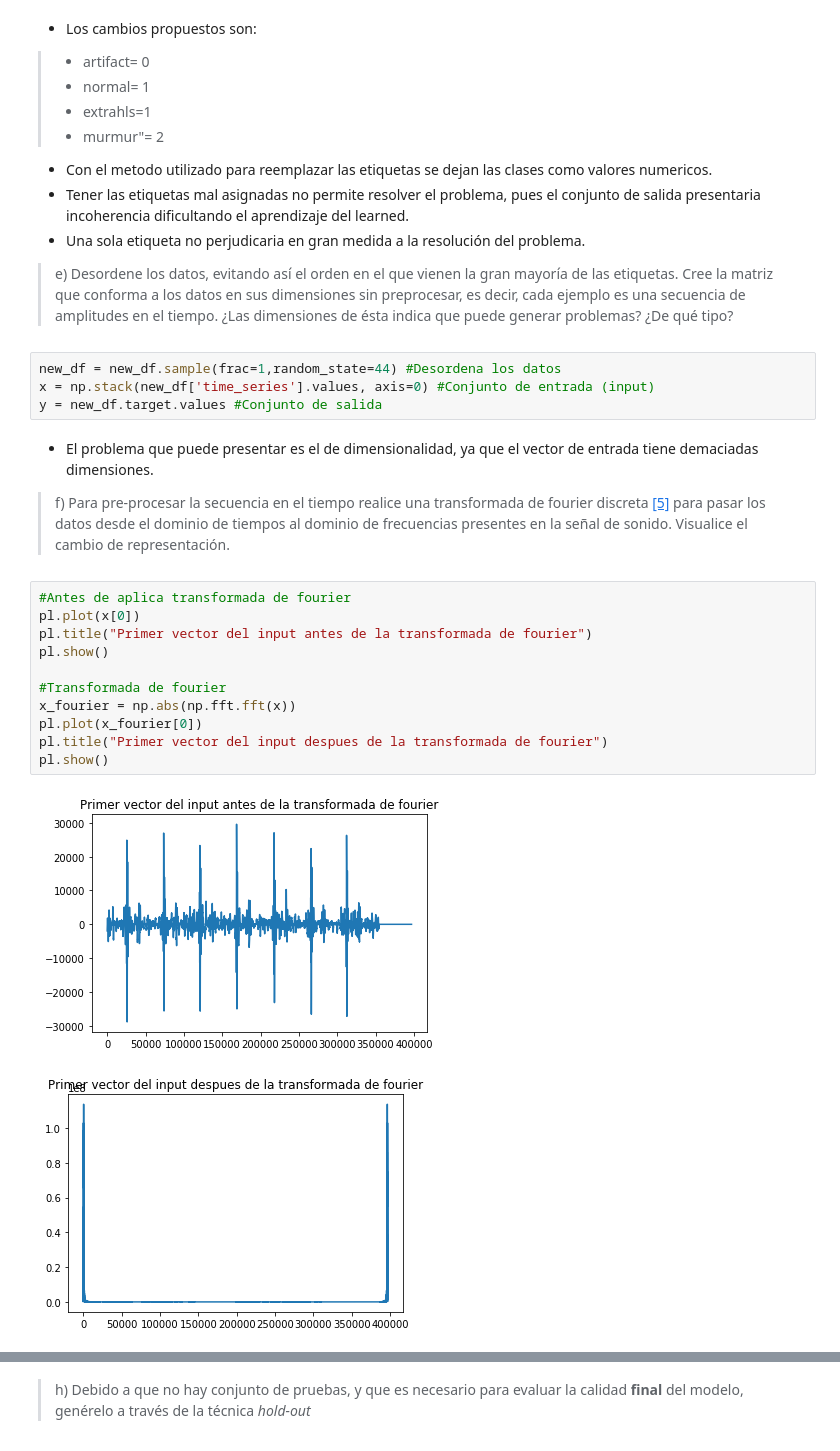
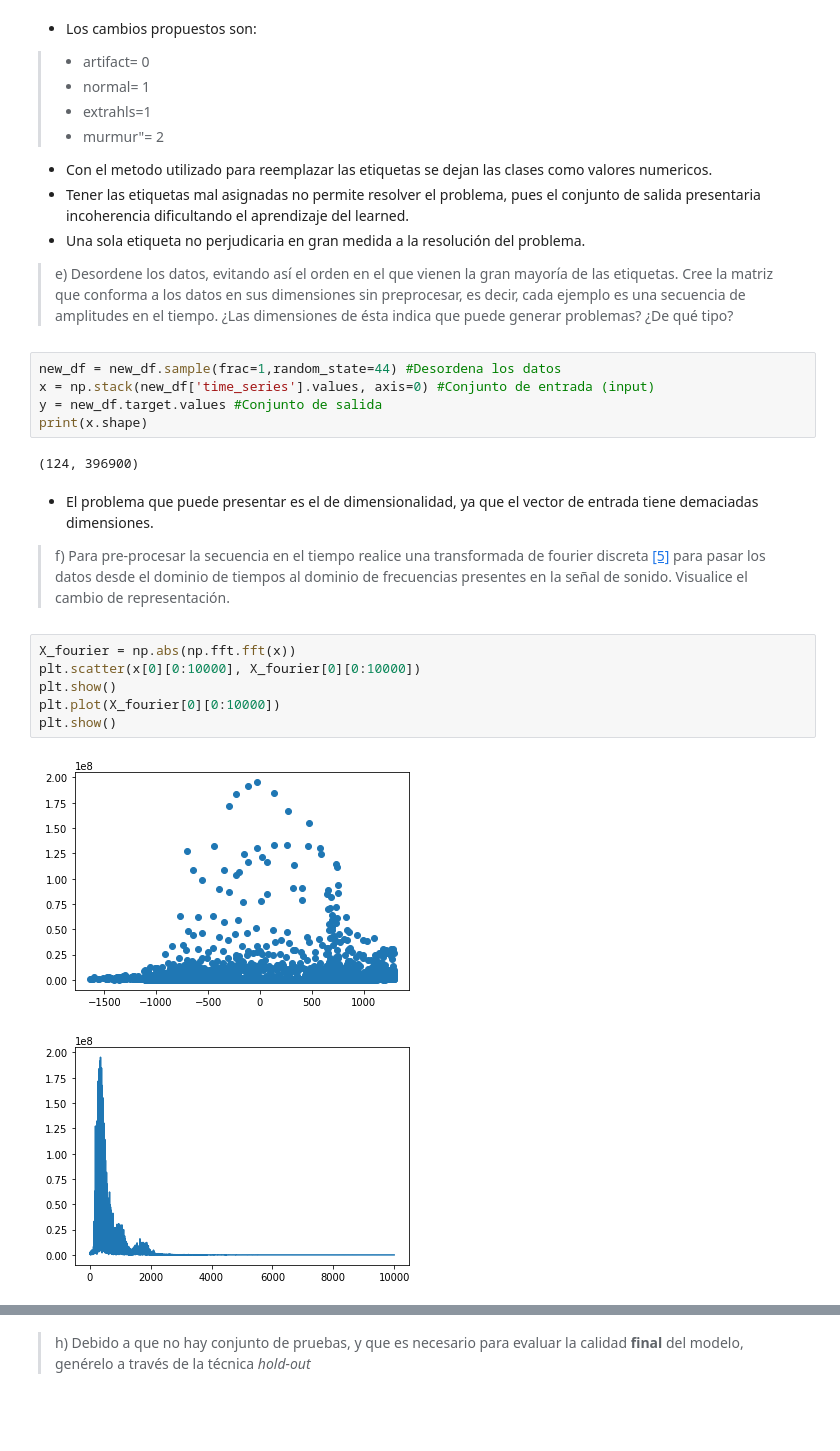
Before and after one commit to LeMythedeSisyphe/MachineLearning-Tarea1, a Jupyter notebook: Tarea 1.ipynb, the cells around one changed output, grey strips where cells are left out. Saved outputs shown, nothing was run; the diff lists cells and outputs as text; blank space fills up the shorter version.

```diff
--- a/Tarea 1.ipynb
+++ b/Tarea 1.ipynb
@@ -588,22 +586,20 @@ new_df.head()
 new_df = new_df.sample(frac=1,random_state=44) #Desordena los datos
 x = np.stack(new_df['time_series'].values, axis=0) #Conjunto de entrada (input)
 y = new_df.target.values #Conjunto de salida
+print(x.shape)
+# %% [output]
+(124, 396900)
 # %% [markdown]
 + El problema que puede presentar es el de dimensionalidad, ya que el vector de entrada tiene demaciadas dimensiones.
 
 >f) Para pre-procesar la secuencia en el tiempo realice una transformada de fourier discreta [[5]](#refs) para pasar los datos desde el dominio de tiempos al dominio de frecuencias presentes en la señal de sonido. Visualice el cambio de representación.
-# %%
-#Antes de aplica transformada de fourier
-pl.plot(x[0])
-pl.title("Primer vector del input antes de la transformada de fourier")
-pl.show()
-
-#Transformada de fourier
-x_fourier = np.abs(np.fft.fft(x))
-pl.plot(x_fourier[0])
-pl.title("Primer vector del input despues de la transformada de fourier")
-pl.show()
-# %% [output]
-[figure, removed]
-[figure, removed]
+# %%
+X_fourier = np.abs(np.fft.fft(x))
+plt.scatter(x[0][0:10000], X_fourier[0][0:10000])
+plt.show()
+plt.plot(X_fourier[0][0:10000])
+plt.show()
+# %% [output]
+[figure, added]
+[figure, added]
 # %% [markdown]
```
Also changed, not shown: parts of 29 cells of this notebook.
